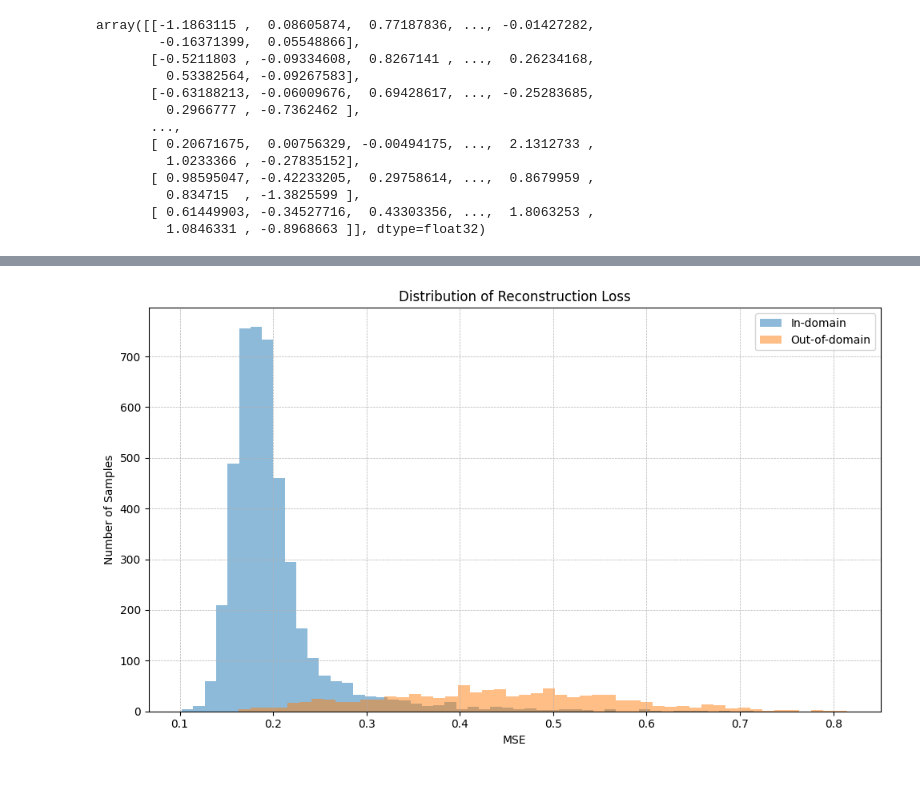
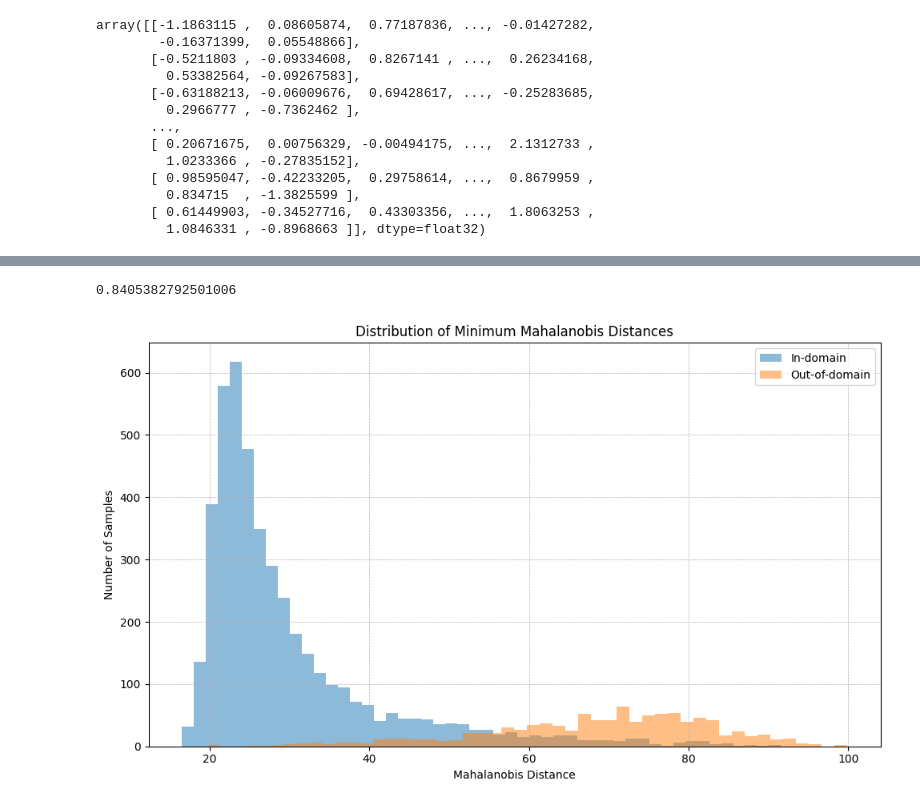
Before and after one commit to SlangLab-NU/autoencoder-oos, a Jupyter notebook: autoencoder_fine.ipynb, the cells around one changed output, grey strips where cells are left out. Cells and saved outputs as stored; diff of their text form; code cells hidden in the pictures.

```diff
--- a/autoencoder_fine.ipynb
+++ b/autoencoder_fine.ipynb
@@ -387,0 +395,3 @@ oos_test_diffs = torch.mean((oos_test_org - oos_test_rec) ** 2, dim = 1).numpy()
+# %%
+_, test_embeddings = encode_sentences(fine_model, test_sentences)
+_, oos_test_embeddings = encode_sentences(fine_model, oos_test_sentences)
@@ -387,0 +408,3 @@ oos_test_diffs = torch.mean((oos_test_org - oos_test_rec) ** 2, dim = 1).numpy()
+# %%
+test_embeddings = test_embeddings.cpu().numpy()
+oos_test_embeddings = oos_test_embeddings.cpu().numpy()
@@ -388,22 +415,42 @@ oos_test_diffs = torch.mean((oos_test_org - oos_test_rec) ** 2, dim = 1).numpy()
+# %%
+def min_mahalanobis_for_sample(sample, intent_means, cov_inverse):
+    distances = [distance.mahalanobis(sample, mean, cov_inverse) for mean in intent_means.values()]
+    return min(distances)
+# %%
+# Compute minimum Mahalanobis distances for samples in test_embeddings and oos_test_embeddings
+test_scores = [min_mahalanobis_for_sample(sample, intent_means, cov_inverse) for sample in test_embeddings]
+oos_test_scores = [min_mahalanobis_for_sample(sample, intent_means, cov_inverse) for sample in oos_test_embeddings]
+
+# True binary labels: 0 for in-domain and 1 for OOD
+y_true = [0] * len(test_scores) + [1] * len(oos_test_scores)
+
+# Combine the scores
+y_scores = test_scores + oos_test_scores
+
+# Compute AUPR
+aupr = average_precision_score(y_true, y_scores)
+aupr
+# %% [output]
+0.8405382792501006
 # %%
 import matplotlib.pyplot as plt
 
 # Set up the figure and axes
 plt.figure(figsize=(10, 6))
 
 # Plot the histograms
-plt.hist(test_diffs, bins=50, alpha=0.5, label='In-domain')
-plt.hist(oos_test_diffs, bins=50, alpha=0.5, label='Out-of-domain')
+plt.hist(test_scores, bins=50, alpha=0.5, label='In-domain')
+plt.hist(oos_test_scores, bins=50, alpha=0.5, label='Out-of-domain')
 
 # Add legend, title, and labels
 plt.legend(loc='upper right')
-plt.title('Distribution of Reconstruction Loss')
-plt.xlabel('MSE')
+plt.title('Distribution of Minimum Mahalanobis Distances')
+plt.xlabel('Mahalanobis Distance')
 plt.ylabel('Number of Samples')
 plt.grid(True, which='both', linestyle='--', linewidth=0.5)
 plt.tight_layout()
 
 # Show the plot
 plt.show()
 # %% [output]
-[figure, old version]
+[figure, new version]
```
Also changed, not shown: parts of 13 cells of this notebook.
